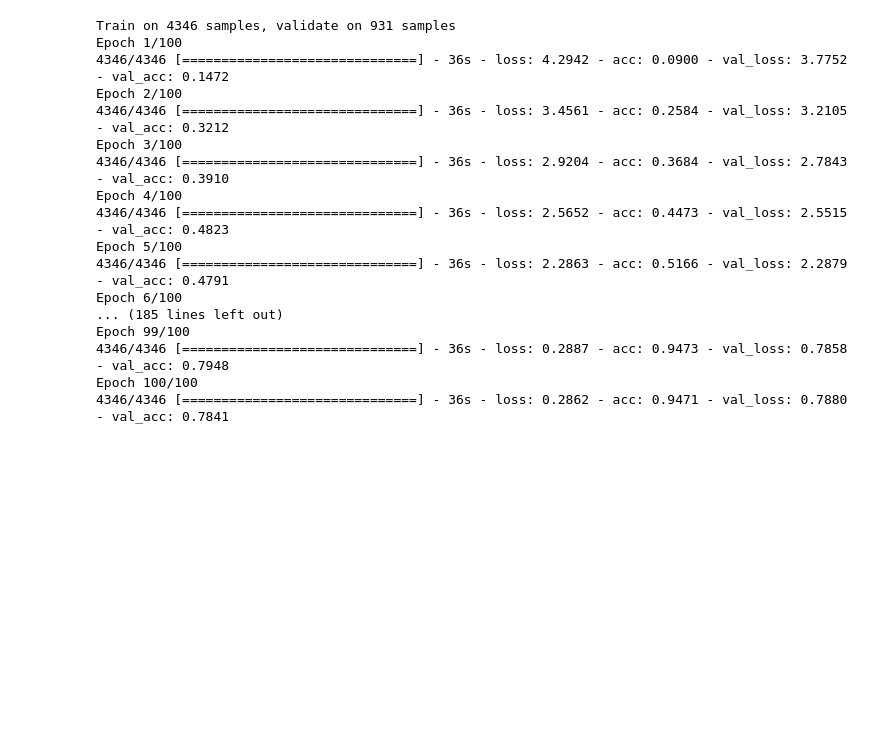
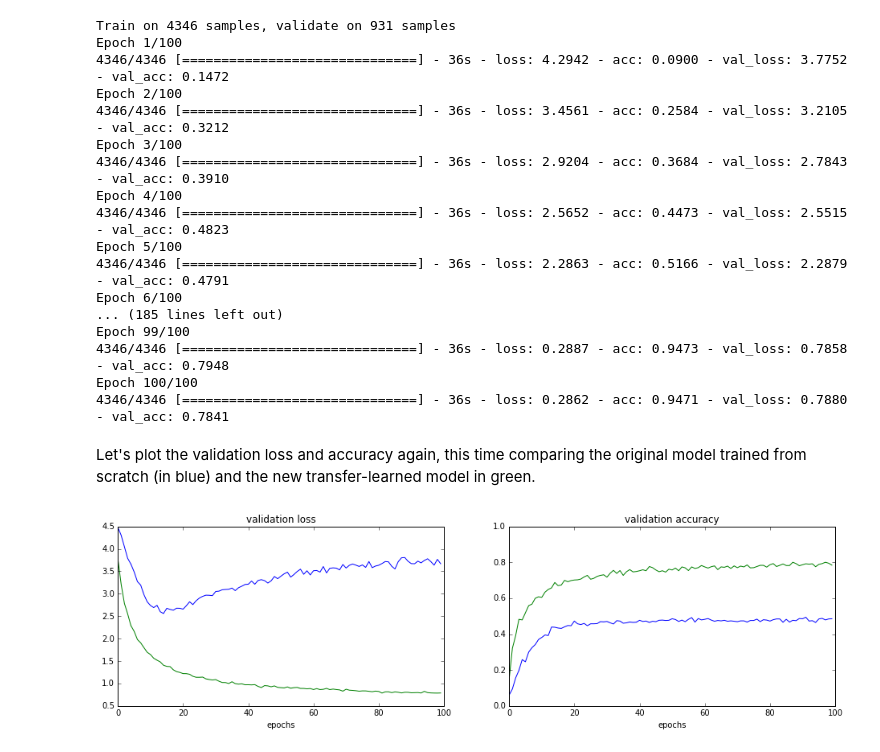
Before and after one commit to ml4a/ml4a, a Jupyter notebook: notebooks/transfer-learning.ipynb, the cells around one changed output. Drawn from its saved outputs; the diff is of its cells as text; code cells hidden in the pictures; blank space fills up the shorter version.

```diff
--- a/notebooks/transfer-learning.ipynb
+++ b/notebooks/transfer-learning.ipynb
@@ -313,10 +336,10 @@ Looking at the summary, we see the network is identical to the vgg model we inst
 
 As before, we go ahead and train the new model, using the same hyperparametrs (batch size and number of epochs) as before, along with the same optimization algorithm. We also keep track of its history as we go.
 # %%
-history = model_new.fit(x_train, y_train,
-                        batch_size=128,
-                        epochs=100,
-                        validation_data=(x_val, y_val))
+history2 = model_new.fit(x_train, y_train,
+                         batch_size=128,
+                         epochs=100,
+                         validation_data=(x_val, y_val))
 # %% [output]
 Train on 4346 samples, validate on 931 samples
 Epoch 1/100
@@ -335,3 +358,23 @@ Epoch 99/100
 4346/4346 [==============================] - 36s - loss: 0.2887 - acc: 0.9473 - val_loss: 0.7858 - val_acc: 0.7948
 Epoch 100/100
 4346/4346 [==============================] - 36s - loss: 0.2862 - acc: 0.9471 - val_loss: 0.7880 - val_acc: 0.7841
+# %% [markdown]
+Let's plot the validation loss and accuracy again, this time comparing the original model trained from scratch (in blue) and the new transfer-learned model in green.
+# %%
+fig = plt.figure(figsize=(16,4))
+ax = fig.add_subplot(121)
+ax.plot(history.history["val_loss"])
+ax.plot(history2.history["val_loss"])
+ax.set_title("validation loss")
+ax.set_xlabel("epochs")
+
+ax2 = fig.add_subplot(122)
+ax2.plot(history.history["val_acc"])
+ax2.plot(history2.history["val_acc"])
+ax2.set_title("validation accuracy")
+ax2.set_xlabel("epochs")
+ax2.set_ylim(0, 1)
+
+plt.show()
+# %% [output]
+[figure, added]
```
Also changed, not shown: parts of 18 cells of this notebook.
